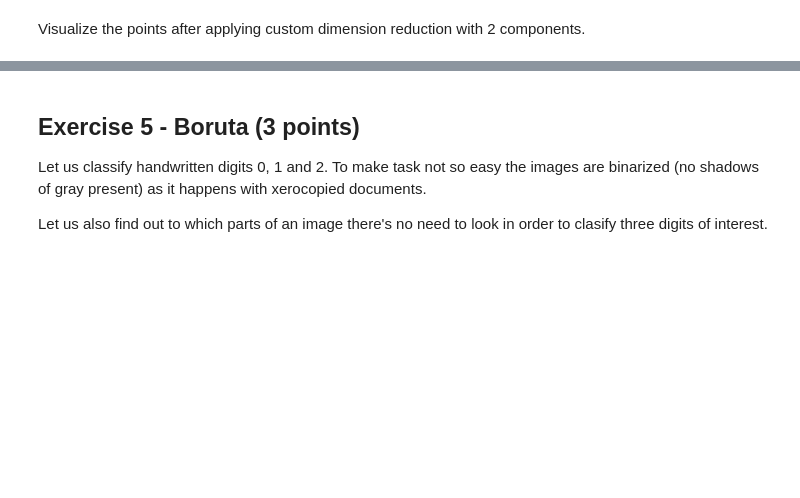
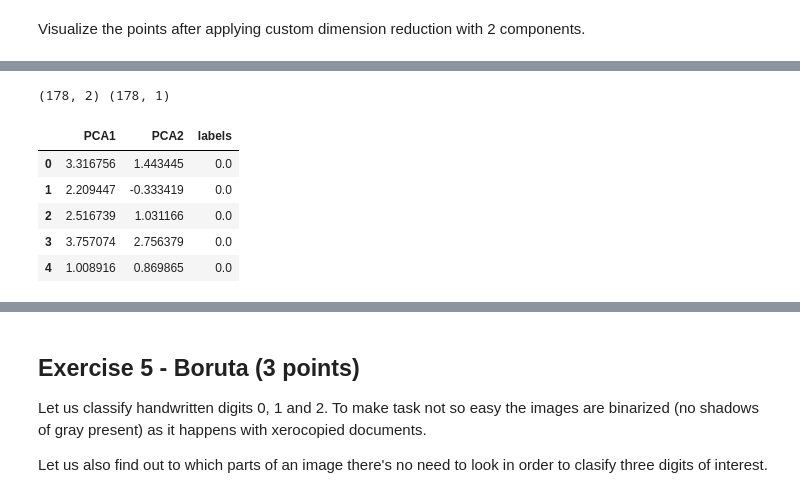
Before and after one commit to tshura/ml-intro-tasks-copy, a Jupyter notebook: 6_feature_engineering_selection/homework.ipynb, the cells around one changed output, grey strips where cells are left out. Drawn from its saved outputs; the diff is of its cells as text; code cells hidden in the pictures; blank space fills up the shorter version.

```diff
--- a/6_feature_engineering_selection/homework.ipynb
+++ b/6_feature_engineering_selection/homework.ipynb
@@ -335,0 +296,2 @@ x0, x1, S
+# %%
+eig = np.stack((x0, x1))
@@ -335,0 +302,4 @@ x0, x1, S
+# %%
+print(transdata.shape, wine_labels.shape)
+# %% [output]
+(178, 2) (178, 1)
@@ -335,0 +308,10 @@ x0, x1, S
+# %%
+df = pd.DataFrame(data = transdata, columns = ('PCA1','PCA2','labels'))
+df.head()
+# %% [output]
+|  | PCA1 | PCA2 | labels |
+| 0 | 3.316756 | 1.443445 | 0.0 |
+| 1 | 2.209447 | -0.333419 | 0.0 |
+| 2 | 2.516739 | 1.031166 | 0.0 |
+| 3 | 3.757074 | 2.756379 | 0.0 |
+| 4 | 1.008916 | 0.869865 | 0.0 |
```
Also changed, not shown: parts of 10 cells of this notebook.
